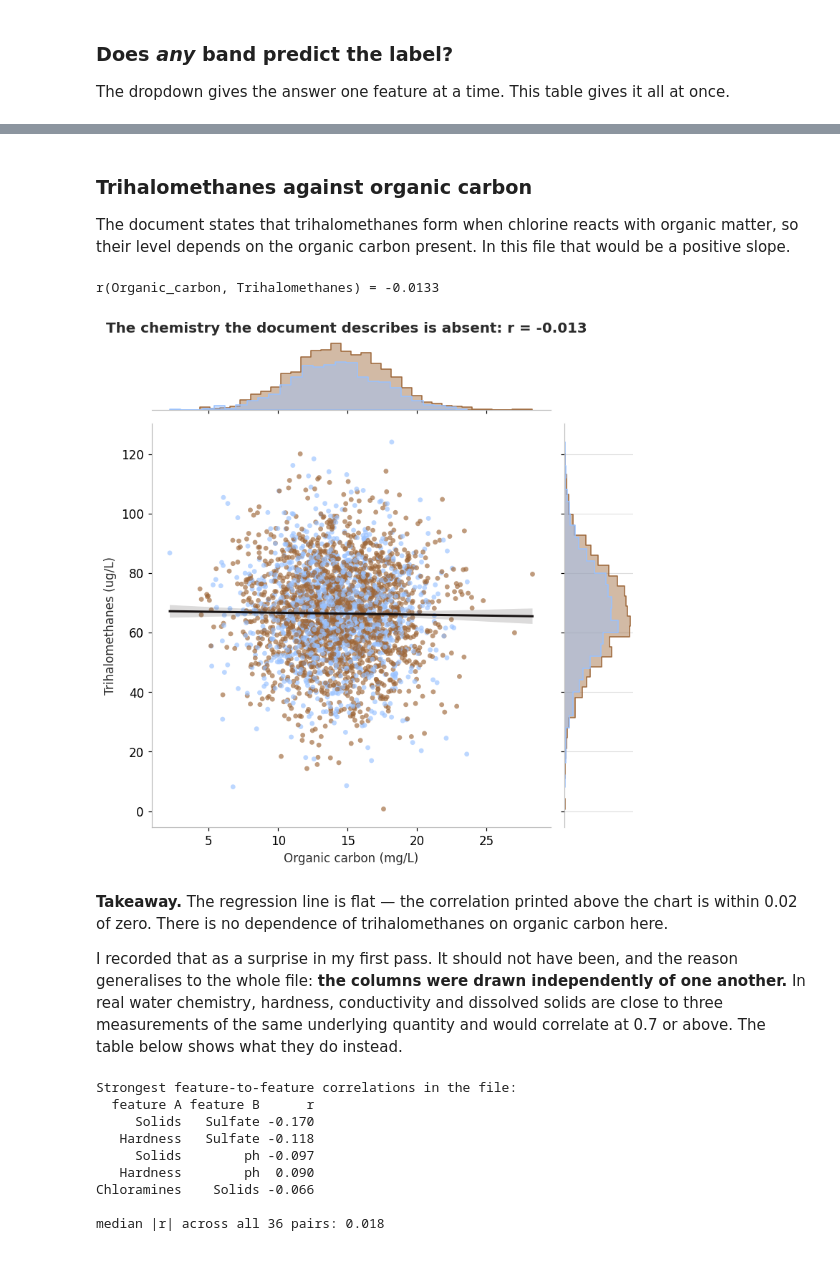
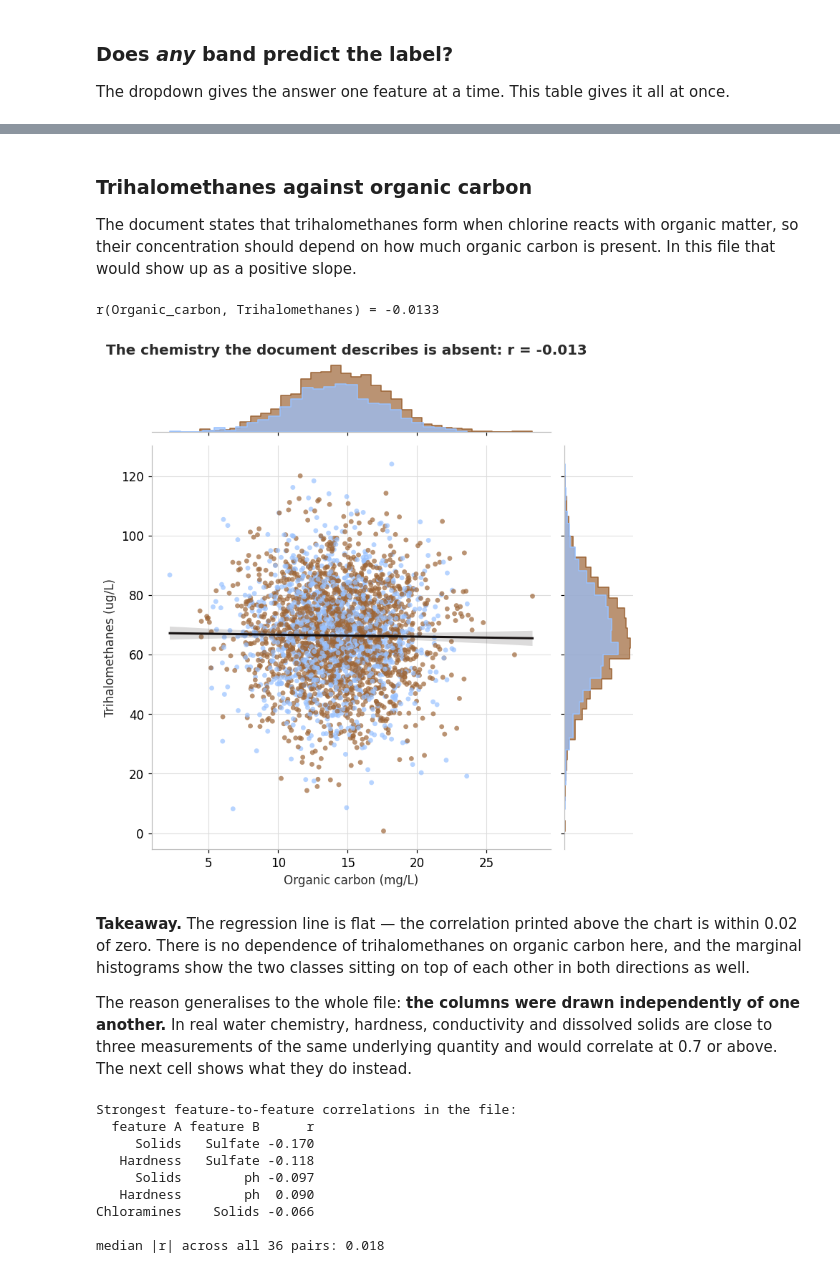
Before and after one commit to NassrinSharifi/My-DS-Projects, a Jupyter notebook: 01-Water-potability/01-AI-assissted-EDA.ipynb, the cells around one changed output, grey strips where cells are left out. Drawn from its saved outputs; the diff is of its cells as text; code cells hidden in the pictures.

Commit message:
Final water EDA

```diff
--- a/01-Water-potability/01-AI-assissted-EDA.ipynb
+++ b/01-Water-potability/01-AI-assissted-EDA.ipynb
@@ -750,16 +1222,16 @@ fig = go.Figure()
 
 for feature in scatter_features:
     for cls in (0, 1):
-        subset = df_no_missing[df_no_missing["Potability"] == cls]
+        subset = df_imputed[df_imputed["Potability"] == cls]
         unit = f" {UNITS[feature]}" if UNITS.get(feature) else ""
         fig.add_trace(go.Scattergl(
             x=subset["ph"], y=subset[feature],
             mode="markers",
             name=CLASS_LABEL[cls],
-            marker=dict(color=CLASS_COLOR[cls], size=5, opacity=0.7),
-            visible=(feature == scatter_features[0]),
+            marker=dict(color=CLASS_COLOR[cls], size=5, opacity=0.9),
+            visible=(feature == scatter_features[0]), # Show the first feature initially; hide all the other features initially.
             hovertemplate=("pH %{x:.2f}<br>" + feature + " %{y:,.1f}" + unit
-                           + "<br>" + CLASS_LABEL[cls] + "<extra></extra>"),
+                           + "<br>" + CLASS_LABEL[cls] + "<extra></extra>"), #<br> is a line break in HTML. <extra></extra> removes the trace name from the tooltip.
         ))
 
 
@@ -767,11 +1239,11 @@ def band_shapes(feature):
     """Layout shapes: the pH window plus this feature's own threshold line."""
     shapes = [dict(type="rect", xref="x", yref="paper",
                    x0=ph_low, x1=ph_high, y0=0, y1=1,
-                   fillcolor=C["ok"], opacity=0.16, line_width=0, layer="below")]
+                   fillcolor=C["ok"], opacity=0.5, line_width=0, layer="below")]
     bound = GUIDELINES.get(feature)
     if bound is not None and bound[1] is not None:
         shapes.append(dict(type="line", xref="paper", yref="y",
-                           x0=0, x1=1, y0=bound[1], y1=bound[1],
+                           x0=0, x1=1, y0=bound[1], y1=bound[1], # the line is horizontal, so y0=y1=bound[1] both are the max bound
                            line=dict(color=C["not_ok"], width=1.6, dash="dash")))
     return shapes
 
@@ -781,18 +1253,18 @@ def band_summary(feature):
     bound = GUIDELINES.get(feature)
     if bound is None or bound[1] is None:
         return "no threshold specified in the document"
-    inside = df_no_missing[feature] <= bound[1]
+    inside = df_imputed[feature] <= bound[1]
     if inside.sum() == 0 or (~inside).sum() == 0:
         return f"every sample falls on one side of the {bound[1]:,g} threshold"
-    return (f"potable {df_no_missing.loc[inside, 'Potability'].mean():.0%} "
+    return (f"potable {df_imputed.loc[inside, 'Potability'].mean():.0%} "
             f"inside the band (n={inside.sum():,})  vs  "
-            f"{df_no_missing.loc[~inside, 'Potability'].mean():.0%} outside "
+            f"{df_imputed.loc[~inside, 'Potability'].mean():.0%} outside "
             f"(n={(~inside).sum():,})")
 
 
 buttons = []
 for i, feature in enumerate(scatter_features):
-    visible = [False] * (2 * len(scatter_features))
+    visible = [False] * (2 * len(scatter_features)) # because there are two traces per feature (one for each class), we need to set visibility for both traces of the feature.
     visible[2 * i] = visible[2 * i + 1] = True
     unit = f" ({UNITS[feature]})" if UNITS.get(feature) else ""
     buttons.append(dict(
@@ -811,9 +1283,9 @@ fig.update_layout(
     height=560,
     xaxis_title="pH",
     yaxis_title=first + (f" ({UNITS[first]})" if UNITS.get(first) else ""),
-    title=dict(text=f"{first} against pH<br><sup>{band_summary(first)}</sup>"),
+    title=dict(text=f"{first} against pH<br><sup>{band_summary(first)}</sup>",x=0.4, xanchor="left"),
     shapes=band_shapes(first),
-    legend=dict(orientation="h", yanchor="bottom", y=1.0, xanchor="right", x=1),
+    legend=dict(orientation="h", yanchor="bottom", y=1.0, xanchor="right", x=1,bordercolor=C["grid"], borderwidth=1, bgcolor="white"),
     updatemenus=[dict(buttons=buttons, direction="down", showactive=True,
                       x=0.0, xanchor="left", y=1.16, yanchor="top",
                       bgcolor="white", bordercolor=C["grid"])],
@@ -902,47 +1425,48 @@ what follows them is what I was missing.
 ### Trihalomethanes against organic carbon
 
 The document states that trihalomethanes form when chlorine reacts with organic matter, so
-their level depends on the organic carbon present. In this file that would be a positive
-slope.
+their concentration should depend on how much organic carbon is present. In this file that
+would show up as a positive slope.
 # %%
-g = sns.JointGrid(data=df_no_missing, x="Organic_carbon", y="Trihalomethanes", height=7)
+g = sns.JointGrid(data=df_imputed, x="Organic_carbon", y="Trihalomethanes", height=7)
 
 sns.scatterplot(
-    data=df_no_missing, x="Organic_carbon", y="Trihalomethanes", hue="Potability",
-    palette=CLASS_COLOR, alpha=0.65, s=20, linewidth=0, ax=g.ax_joint, legend=False,
+    data=df_imputed, x="Organic_carbon", y="Trihalomethanes", hue="Potability",
+    palette=CLASS_COLOR, alpha=0.7, s=20, linewidth=0, ax=g.ax_joint, legend=False,
 )
 sns.regplot(
-    data=df_no_missing, x="Organic_carbon", y="Trihalomethanes",
+    data=df_imputed, x="Organic_carbon", y="Trihalomethanes",
     scatter=False, color=C["boundary"], ax=g.ax_joint,
     line_kws=dict(linewidth=2),
 )
 for cls in (0, 1):
-    subset = df_no_missing[df_no_missing["Potability"] == cls]
-    sns.histplot(x=subset["Organic_carbon"], element="step", fill=True, alpha=0.45,
+    subset = df_imputed[df_imputed["Potability"] == cls]
+    sns.histplot(x=subset["Organic_carbon"], element="step", fill=True, alpha=0.7,
                  color=CLASS_COLOR[cls], ax=g.ax_marg_x, legend=False)
-    sns.histplot(y=subset["Trihalomethanes"], element="step", fill=True, alpha=0.45,
+    sns.histplot(y=subset["Trihalomethanes"], element="step", fill=True, alpha=0.7,
                  color=CLASS_COLOR[cls], ax=g.ax_marg_y, legend=False)
 
-r_toc = df_no_missing["Organic_carbon"].corr(df_no_missing["Trihalomethanes"])
+r_toc = df_imputed["Organic_carbon"].corr(df_imputed["Trihalomethanes"])
 print(f"r(Organic_carbon, Trihalomethanes) = {r_toc:+.4f}")
 g.ax_joint.set_xlabel("Organic carbon (mg/L)")
 g.ax_joint.set_ylabel("Trihalomethanes (ug/L)")
-g.ax_joint.grid(False)
+g.ax_joint.grid(True)
 g.figure.suptitle(
     f"The chemistry the document describes is absent: r = {r_toc:+.3f}",
     y=1.01, x=0.02, ha="left", fontsize=13, fontweight="semibold")
-plt.savefig(FIGURE_DIR / "05-thm-vs-organic-carbon.png")
+plt.savefig(FIGURE_DIR / "08-thm-vs-organic-carbon.png")
 plt.show()
 # %% [output]
 r(Organic_carbon, Trihalomethanes) = -0.0133
-[figure, old version]
+[figure, new version]
 # %% [markdown]
 **Takeaway.** The regression line is flat — the correlation printed above the chart is
-within 0.02 of zero. There is no dependence of trihalomethanes on organic carbon here.
+within 0.02 of zero. There is no dependence of trihalomethanes on organic carbon here, and
+the marginal histograms show the two classes sitting on top of each other in both
+directions as well.
 
-I recorded that as a surprise in my first pass. It should not have been, and the reason
-generalises to the whole file: **the columns were drawn independently of one another.** In
-real water chemistry, hardness, conductivity and dissolved solids are close to three
-measurements of the same underlying quantity and would correlate at 0.7 or above. The table
-below shows what they do instead.
+The reason generalises to the whole file: **the columns were drawn independently of one
+another.** In real water chemistry, hardness, conductivity and dissolved solids are close
+to three measurements of the same underlying quantity and would correlate at 0.7 or above.
+The next cell shows what they do instead.
 # %%
```
Also changed, not shown: parts of 69 cells of this notebook, 17 other files.
